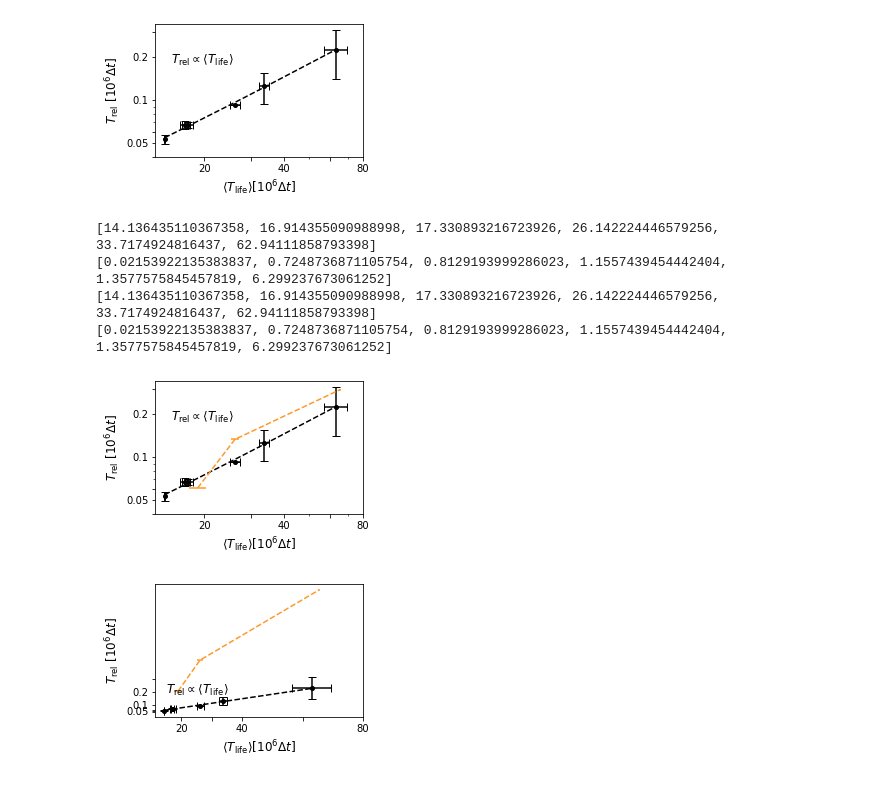
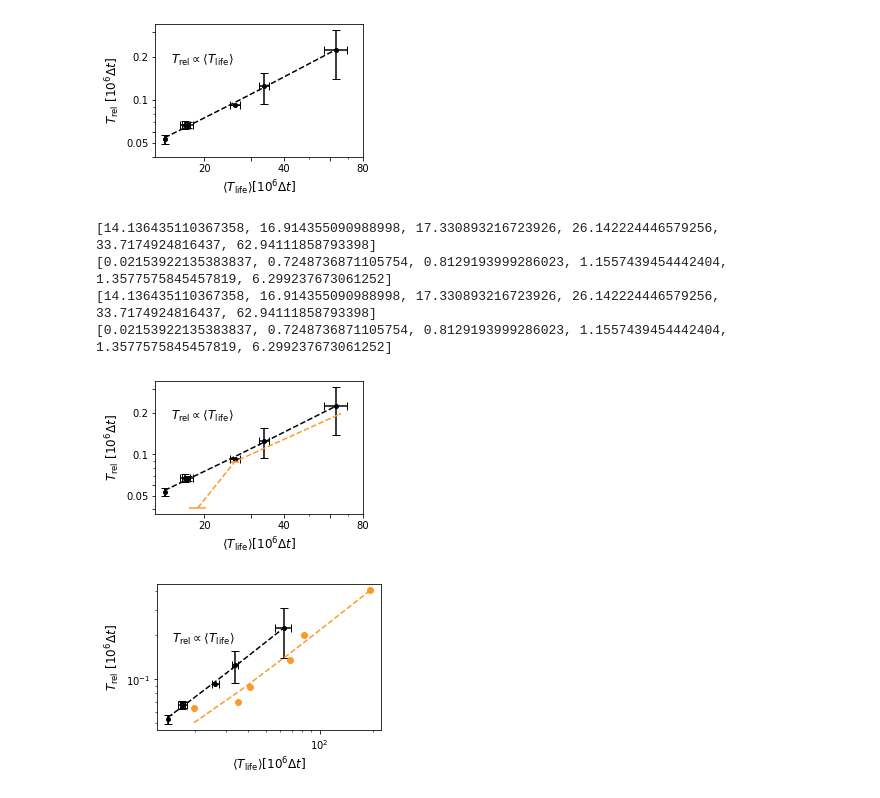
Before and after one commit to Billie1717/ColIVTurnover_Simulations, a Jupyter notebook: Data_and_Figures/Fig_Relaxation/NEWPlottingMasterTauAgainstTlife.ipynb, the cells around one changed output. Drawn from its saved outputs; the diff is of its cells as text; code cells hidden in the pictures.

Commit message:
added data for new dome figure

```diff
--- a/Data_and_Figures/Fig_Relaxation/NEWPlottingMasterTauAgainstTlife.ipynb
+++ b/Data_and_Figures/Fig_Relaxation/NEWPlottingMasterTauAgainstTlife.ipynb
@@ -311,6 +311,11 @@ KrodTausErr = [80.0, 674.1579109443787, 2655.8279730099657]
 KrodLifetimes =[18.88107242, 26.1079433 , 65.34975802]
 KrodLifetimesErr = [1.41499218, 0.91113072, 0.4366159 ]
 
+DomeLifetimes = [ 19.85123265 , 35.02019844 , 40.8739017 ,  68.22514254 , 82.22431073, 192.60845566]
+DomeTaus = [ 31980.,  34880. , 44140.,  67860.,  99980. ,203360.]
+#[ 19240. , 20640. , 23720. , 40000. , 52000., 119320.]
+#[14.136435110367358, 16.914355090988998, 17.330893216723926, 26.142224446579256, 33.7174924816437, 62.94111858793398]
+
 kappaTaus = [14234.0, 17030.666666666668, 21329.333333333332]
 kappaLifetimes = [17.52835304 ,24.93518172 ,61.29644224]
 kappaLifetimesErr = [1.31047698 ,0.66528604 ,2.97269024]
@@ -318,6 +323,7 @@ kappaLifetimesErr = [1.31047698 ,0.66528604 ,2.97269024]
 fig,ax = plt.subplots(1,figsize = (4.,2.7))
 print(AvTmonlife)
 print(StdTmonlife)
+MultiFactor = 2
 #y=mc+c
 #0.15*20000 [0.01,0.15]
 x1,y1 = np.array(AvTmonlife),np.array(Avtaus)
@@ -326,7 +332,7 @@ x11 = x1.reshape(-1,1)
 a1,_,_,_ = np.linalg.lstsq(x11, y1)
 ax.errorbar(AvTmonlife,np.divide(Avtaus,10**6),xerr = StdTmonlife,yerr = np.divide(Stdtaus,10**6),color = 'black',linestyle = '',marker = 'o',markersize = 4,capsize = 4)
 ax.plot(x1,np.divide(m1*x1+b1,10**6),color = 'black',linestyle = '--',label = r'$\tau_{rel} = 5\cdot 10^{-4}\langle T_{\mathrm{life}}\rangle$')
-ax.errorbar(KrodLifetimes,np.divide(np.multiply(KrodTaus,1),10**6),yerr = np.divide(KrodTausErr,10**6),xerr = KrodLifetimesErr,color = ClrsOrange[1],linestyle = '--',label = r'KROD')
+ax.errorbar(KrodLifetimes,np.divide(np.multiply(KrodTaus,MultiFactor),10**6),yerr = np.divide(KrodTausErr,10**6),xerr = KrodLifetimesErr,color = ClrsOrange[1],linestyle = '--',label = r'KROD')
 #ax.plot([20,300],[0.0005*20,0.0005*300],linestyle = '--',color = 'black') #ClrsOrange[3])
 ax.set_xlabel(r'$\langle T_{\mathrm{life}}\rangle [10^6\Delta t]$',fontsize = 12)
 ax.set_ylabel(r"$T_{\mathrm{rel}}$ [$10^6\Delta t$]",fontsize = 12)
@@ -348,41 +354,88 @@ plotname = 'Master_tau_vs_Tlife_KROD.pdf'
 #fig.savefig(plotsdir+plotname)
 
 
+
+
+
+
+
+# fig,ax = plt.subplots(1,figsize = (4.,2.7))
+# print(AvTmonlife)
+# print(StdTmonlife)
+# #y=mc+c
+# #0.15*20000 [0.01,0.15]
+# x1,y1 = np.array(AvTmonlife),np.array(Avtaus)
+# m1,b1 = np.polyfit(x1,y1,1)
+# x11 = x1.reshape(-1,1)
+# a1,_,_,_ = np.linalg.lstsq(x11, y1)
+# ax.errorbar(AvTmonlife,np.divide(Avtaus,10**6),xerr = StdTmonlife,yerr = np.divide(Stdtaus,10**6),color = 'black',linestyle = '',marker = 'o',markersize = 4,capsize = 4)
+# ax.plot(x1,np.divide(m1*x1+b1,10**6),color = 'black',linestyle = '--',label = r'$\tau_{rel} = 5\cdot 10^{-4}\langle T_{\mathrm{life}}\rangle$')
+# ax.plot(KrodLifetimes,np.divide(np.multiply(KrodTaus,10),10**6),color = ClrsOrange[1],linestyle = '--',label = r'KROD')
+# #ax.plot([20,300],[0.0005*20,0.0005*300],linestyle = '--',color = 'black') #ClrsOrange[3])
+# ax.set_xlabel(r'$\langle T_{\mathrm{life}}\rangle [10^6\Delta t]$',fontsize = 12)
+# ax.set_ylabel(r"$T_{\mathrm{rel}}$ [$10^6\Delta t$]",fontsize = 12)
+
+# text = r'$\tau_{rel} = 5\cdot 10^{-4}\langle T_{\mathrm{life}}\rangle$'
+# text = r'$T_{\mathrm{rel}} \propto \langle T_{\mathrm{life}}\rangle$'
+# ax.text(15,0.18,text,color = 'black',fontsize = 12)
+# #---- log-log axis---#
+# #ax.set_yscale('log')
+# #ax.set_xscale('log')
+# ax.set_xticks([20,30,40,60,80],['20','','40','','80'])
+# ax.set_yticks([0.04,0.05,0.06,0.1,0.2,0.3],['','0.05','','0.1','0.2',''])
+# #---- normal axis ----#
+# #ax.set_xticks([100,200,300,400],['100','200','300','400'])
+# #ax.set_yticks([0.05,0.1,0.15],['0.05','0.1','0.15'])
+
+# fig.tight_layout()
+# fig.tight_layout()
+# plotname = 'Master_tau_vs_Tlife_Kappa.pdf'
+# #fig.savefig(plotsdir+plotname)
+
+
+
+
 fig,ax = plt.subplots(1,figsize = (4.,2.7))
 print(AvTmonlife)
 print(StdTmonlife)
 #y=mc+c
 #0.15*20000 [0.01,0.15]
 x1,y1 = np.array(AvTmonlife),np.array(Avtaus)
 m1,b1 = np.polyfit(x1,y1,1)
 x11 = x1.reshape(-1,1)
 a1,_,_,_ = np.linalg.lstsq(x11, y1)
+
+
+x2,y2 = np.array(DomeLifetimes),np.array(np.multiply(DomeTaus,MultiFactor))
+m2,b2 = np.polyfit(x2,y2,1)
+x22 = x2.reshape(-1,1)
+a2,_,_,_ = np.linalg.lstsq(x22, y2)
+
 ax.errorbar(AvTmonlife,np.divide(Avtaus,10**6),xerr = StdTmonlife,yerr = np.divide(Stdtaus,10**6),color = 'black',linestyle = '',marker = 'o',markersize = 4,capsize = 4)
 ax.plot(x1,np.divide(m1*x1+b1,10**6),color = 'black',linestyle = '--',label = r'$\tau_{rel} = 5\cdot 10^{-4}\langle T_{\mathrm{life}}\rangle$')
-ax.errorbar(KrodLifetimes,np.divide(np.multiply(KrodTaus,10),10**6),xerr = KrodLifetimesErr,color = ClrsOrange[1],linestyle = '--',label = r'KROD')
+ax.plot(DomeLifetimes,np.divide(np.multiply(DomeTaus,MultiFactor),10**6),linestyle = '',color = ClrsOrange[1],label = r'DOME',marker = 'o')
+ax.plot(x2,np.divide(m2*x2+b2,10**6),color = ClrsOrange[1],linestyle = '--',label = r'DOME')
 #ax.plot([20,300],[0.0005*20,0.0005*300],linestyle = '--',color = 'black') #ClrsOrange[3])
 ax.set_xlabel(r'$\langle T_{\mathrm{life}}\rangle [10^6\Delta t]$',fontsize = 12)
 ax.set_ylabel(r"$T_{\mathrm{rel}}$ [$10^6\Delta t$]",fontsize = 12)
 
 text = r'$\tau_{rel} = 5\cdot 10^{-4}\langle T_{\mathrm{life}}\rangle$'
 text = r'$T_{\mathrm{rel}} \propto \langle T_{\mathrm{life}}\rangle$'
 ax.text(15,0.18,text,color = 'black',fontsize = 12)
 #---- log-log axis---#
-#ax.set_yscale('log')
-#ax.set_xscale('log')
-ax.set_xticks([20,30,40,60,80],['20','','40','','80'])
-ax.set_yticks([0.04,0.05,0.06,0.1,0.2,0.3],['','0.05','','0.1','0.2',''])
+ax.set_yscale('log')
+ax.set_xscale('log')
+#ax.set_xticks([20,30,40,60,80],['20','','40','','80'])
+#ax.set_yticks([0.04,0.05,0.06,0.1,0.2,0.3],['','0.05','','0.1','0.2',''])
 #---- normal axis ----#
 #ax.set_xticks([100,200,300,400],['100','200','300','400'])
 #ax.set_yticks([0.05,0.1,0.15],['0.05','0.1','0.15'])
-
-fig.tight_layout()
-plotname = 'Master_tau_vs_Tlife_Kappa.pdf'
+plotname = 'Master_tau_vs_Tlife_Dome.pdf'
 #fig.savefig(plotsdir+plotname)
 # %% [output]
 [14.136435110367358, 16.914355090988998, 17.330893216723926, 26.142224446579256, 33.7174924816437, 62.94111858793398]
 [0.02153922135383837, 0.7248736871105754, 0.8129193999286023, 1.1557439454442404, 1.3577575845457819, 6.299237673061252]
 [14.136435110367358, 16.914355090988998, 17.330893216723926, 26.142224446579256, 33.7174924816437, 62.94111858793398]
 [0.02153922135383837, 0.7248736871105754, 0.8129193999286023, 1.1557439454442404, 1.3577575845457819, 6.299237673061252]
-[figure, old version]
+[figure, new version]
-[figure, old version]
+[figure, new version]
```
Also changed, not shown: 22 other files.
